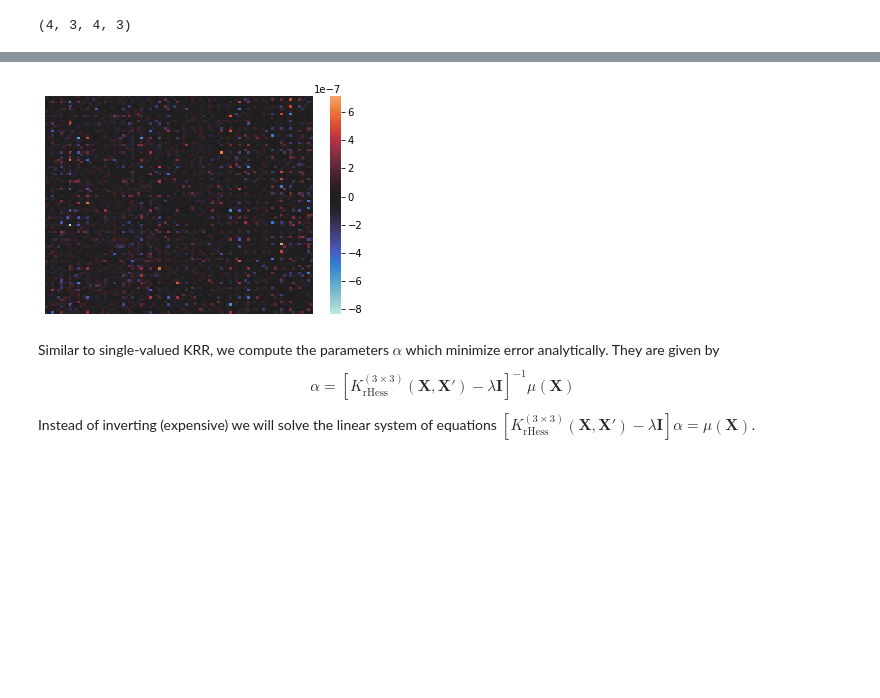
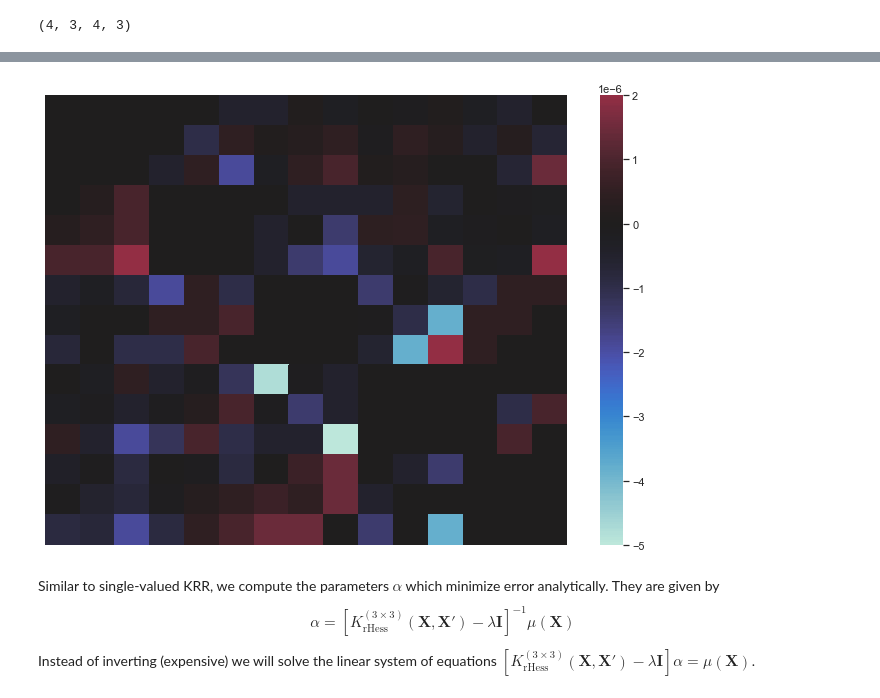
Before and after one commit to boc0/gdml, a Jupyter notebook: dipole.ipynb, the cells around one changed output, grey strips where cells are left out. Drawn from its saved outputs; the diff is of its cells as text; code cells hidden in the pictures; blank space fills up the shorter version.

Commit message:
compare matern and gaussian

```diff
--- a/dipole.ipynb
+++ b/dipole.ipynb
@@ -60,10 +65,10 @@ from jax import jacfwd, jacrev
 def hessian(f):
     return jacfwd(jacrev(f))
 # %%
-from utils import gaussian, fill_diagonal
+from utils import matern, fill_diagonal
 
-_gaussian = partial(gaussian, X[0])
-_hess = hessian(_gaussian)
+_matern = partial(matern, X[0])
+_hess = hessian(_matern)
 print(_hess(X[1]).shape)
 # %% [output]
 (4, 3, 4, 3)
@@ -78,13 +85,0 @@ We can also observe that $\text{Hess}_{ij}[\kappa(\textbf{x},\textbf{x}_l)] + \t
-# %%
-def hess_at(H, i, j):
-    return H[i, :, j, :]
-
-def symmetric(H):
-    return np.allclose(H, H.T)
-
-for k in range(3):
-    H = _hess(X[k])
-    for i in range(4):
-        for j in range(4):
-            print(symmetric(hess_at(H, i, j) + hess_at(H, j, i)), end=' ')
-    print()
@@ -95,13 +86,13 @@ True True True True True True True True True True True True True True True True
 # %%
 @jit
-def kernel(x, x_, sigma=1):
-    _gaussian = partial(gaussian, x, sigma=sigma)   # _gaussian: x' -> k(x, x')
-    hess = hessian(_gaussian)                       # hess: hessian of _gaussian
+def kernel(x, x_, sigma=1.0):
+    _matern = partial(matern, x, sigma=sigma)
+    hess = hessian(_matern)
     H = hess(x_)
     K = np.zeros((3,3))
     for i in range(4):
         for j in range(4):
-            new = H[i, :, j, :]                    # new = Hess_ij
-            K += new                               # K = sum_ij^N Hess_ij
+            K += H[i, :, j, :]
+    K = (K + K.T) / 2
     return K
 # %%
@@ -124,10 +115,10 @@ def kernel_matrix(X, sigma=1):
 # %%
 from utils import matrix_heatmap
 
-K = kernel_matrix(X[:30])
-matrix_heatmap(K, center=0)
+K = kernel_matrix(X[:5])
+matrix_heatmap(K, center=0, vmin=-5e-6, vmax=2e-6)
 # %% [output]
-[figure, old version]
+[figure, new version]
 # %% [markdown]
 Similar to single-valued KRR, we compute the parameters $\alpha$ which minimize error analytically. They are given by
 $$
```
Also changed, not shown: parts of 14 cells of this notebook, 4 other files.
